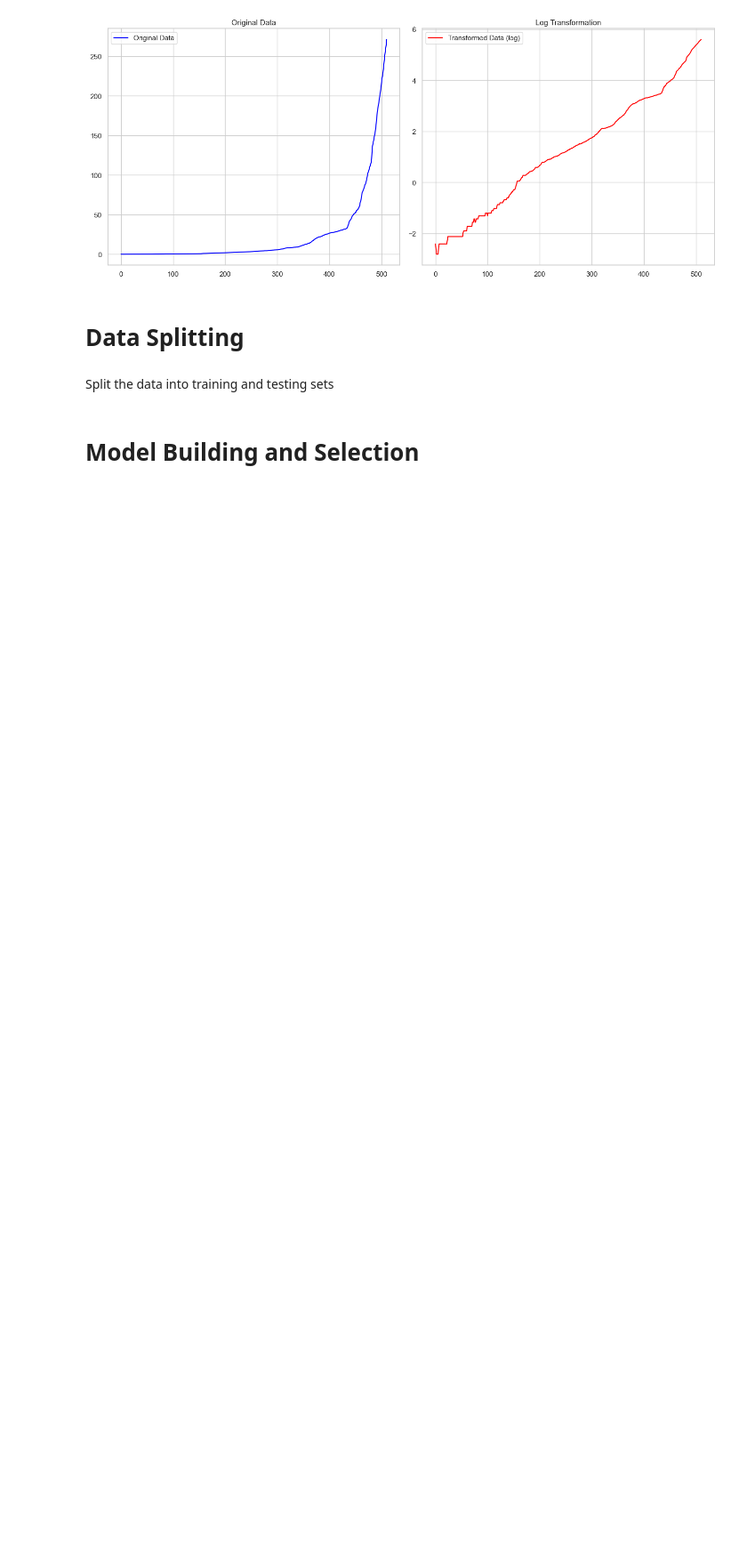
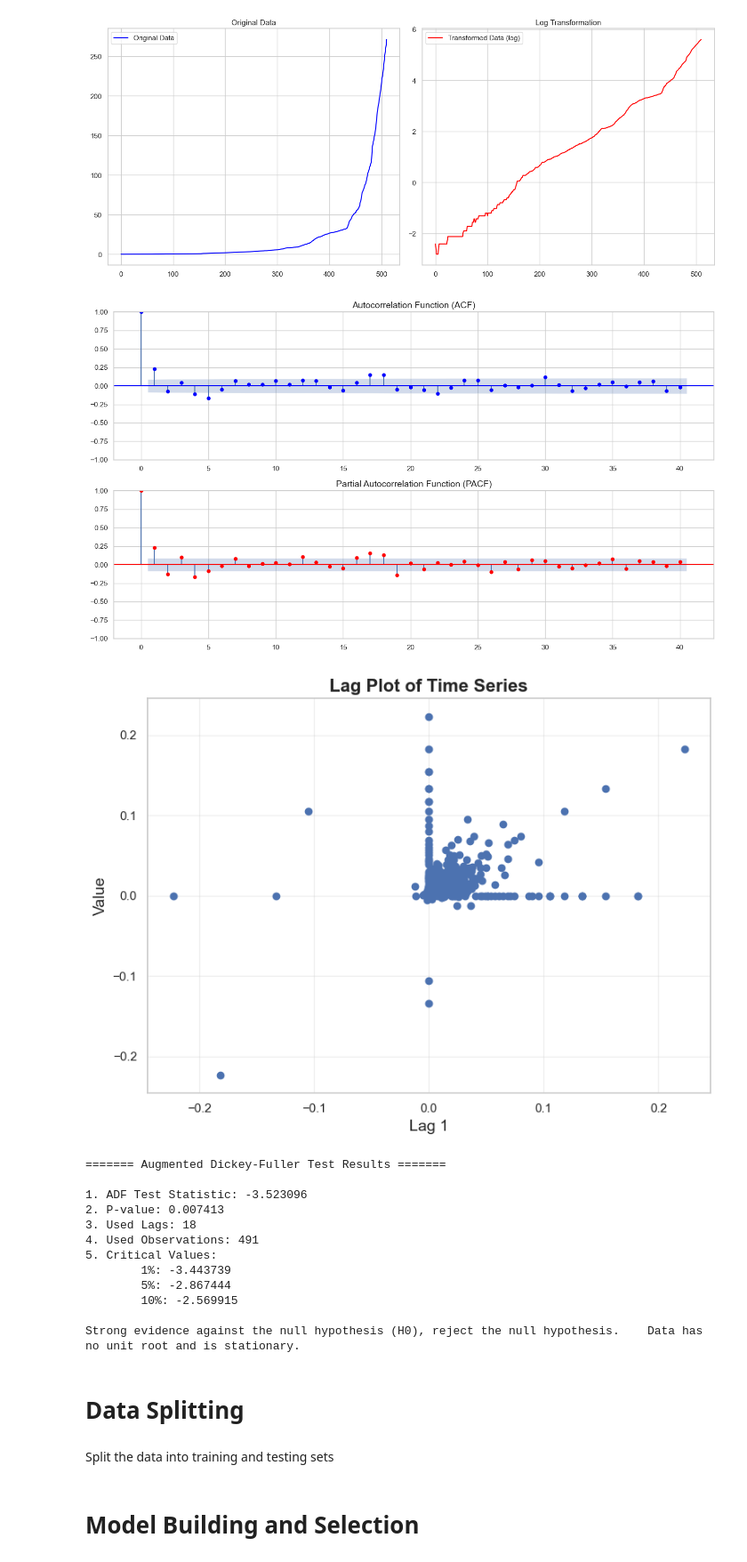
Before and after one commit to sbrkzm/Inflation-forecast, a Jupyter notebook: final.ipynb, the cells around one changed output. Shown at 89% size. Saved outputs shown, nothing was run; the diff lists cells and outputs as text; code cells hidden in the pictures; blank space fills up the shorter version.

```diff
--- a/final.ipynb
+++ b/final.ipynb
@@ -500,6 +517,61 @@ def reverse_data_transformation(transformed_data, transformation_type="log", sca
 df['CPI'] = choose_data_transformation(df['CPI'], transformation_type='log', visualize=True)
 # %% [output]
 [figure]
+# %%
+# Plot 4: Autocorrelation and Partial Autocorrelation
+fig, axes = plt.subplots(2, 1, figsize=(14, 8))
+plot_acf(df['CPI'].diff().dropna(), lags=40, ax=axes[0], color='blue')
+plot_pacf(df['CPI'].diff().dropna(), lags=40, ax=axes[1], color='red')
+axes[0].set_title('Autocorrelation Function (ACF)', fontsize=14)
+axes[1].set_title('Partial Autocorrelation Function (PACF)', fontsize=14)
+plt.tight_layout()
+plt.show()
+
+# Plot 5: Lag Plot to Check for Autocorrelation
+from pandas.plotting import lag_plot
+plt.figure(figsize=(8, 6))
+lag_plot(df['CPI'].diff())
+plt.title('Lag Plot of Time Series', fontsize=16, weight='bold')
+plt.xlabel('Lag 1', fontsize=14)
+plt.ylabel('Value', fontsize=14)
+plt.grid(alpha=0.3)
+plt.tight_layout()
+plt.show()
+
+# Stationarity Test: Augmented Dickey-Fuller Test
+from statsmodels.tsa.stattools import adfuller
+
+result = adfuller(df['CPI'].diff().dropna(), regression='c', autolag='AIC')
+print('======= Augmented Dickey-Fuller Test Results =======\n')
+print('1. ADF Test Statistic: {:.6f}'.format(result[0]))
+print('2. P-value: {:.6f}'.format(result[1]))
+print('3. Used Lags: {}'.format(result[2]))
+print('4. Used Observations: {}'.format(result[3]))
+print('5. Critical Values:')
+for key, value in result[4].items():
+    print('\t{}: {:.6f}'.format(key, value))
+
+critical_value = result[4]['5%']
+if (result[1] <= 0.05) and (result[0] < critical_value):
+    print('\nStrong evidence against the null hypothesis (H0), reject the null hypothesis.\
+    Data has no unit root and is stationary.')
+else:
+    print('\nWeak evidence against null hypothesis, time series has a unit root, indicating it is non-stationary.')
+# %% [output]
+[figure, added]
+[figure, added]
+======= Augmented Dickey-Fuller Test Results =======
+
+1. ADF Test Statistic: -3.523096
+2. P-value: 0.007413
+3. Used Lags: 18
+4. Used Observations: 491
+5. Critical Values:
+        1%: -3.443739
+        5%: -2.867444
+        10%: -2.569915
+
+Strong evidence against the null hypothesis (H0), reject the null hypothesis.    Data has no unit root and is stationary.
 # %% [markdown]
 # Data Splitting
 # %% [markdown]
```
Also changed, not shown: parts of 6 cells of this notebook.
